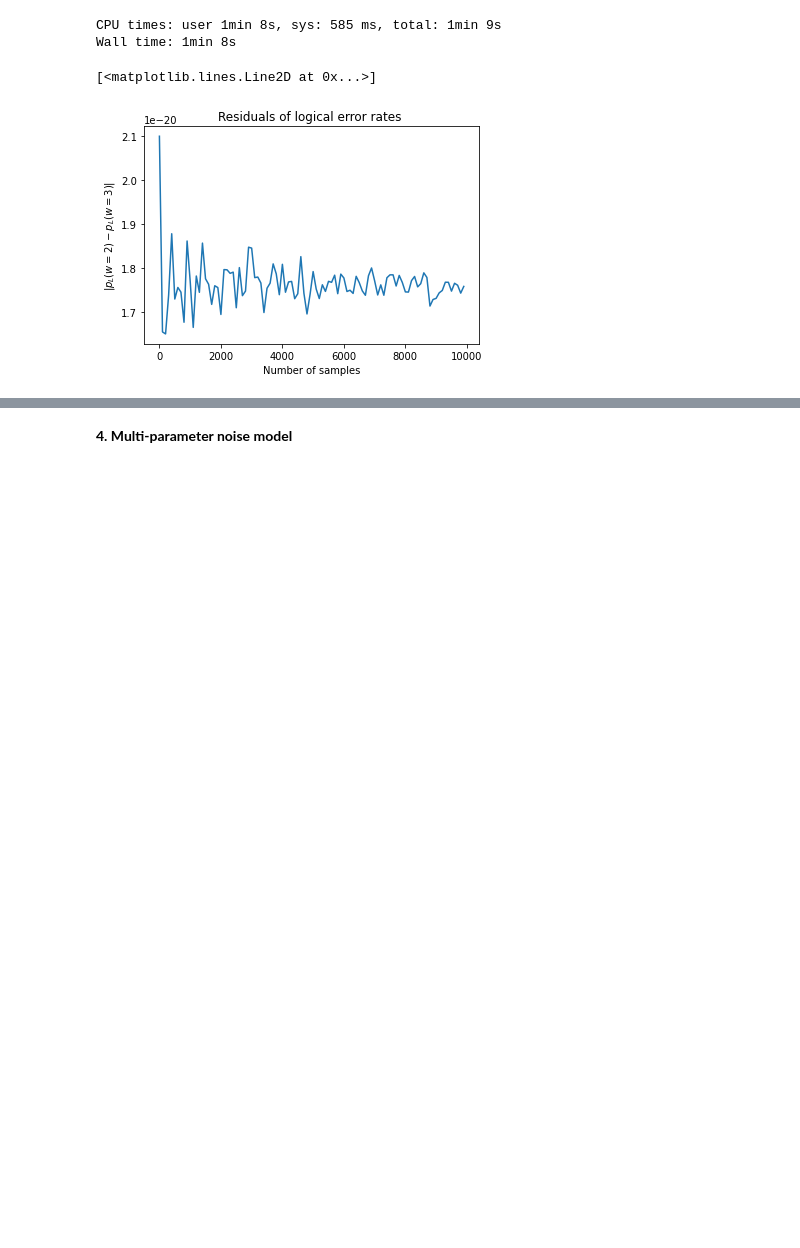
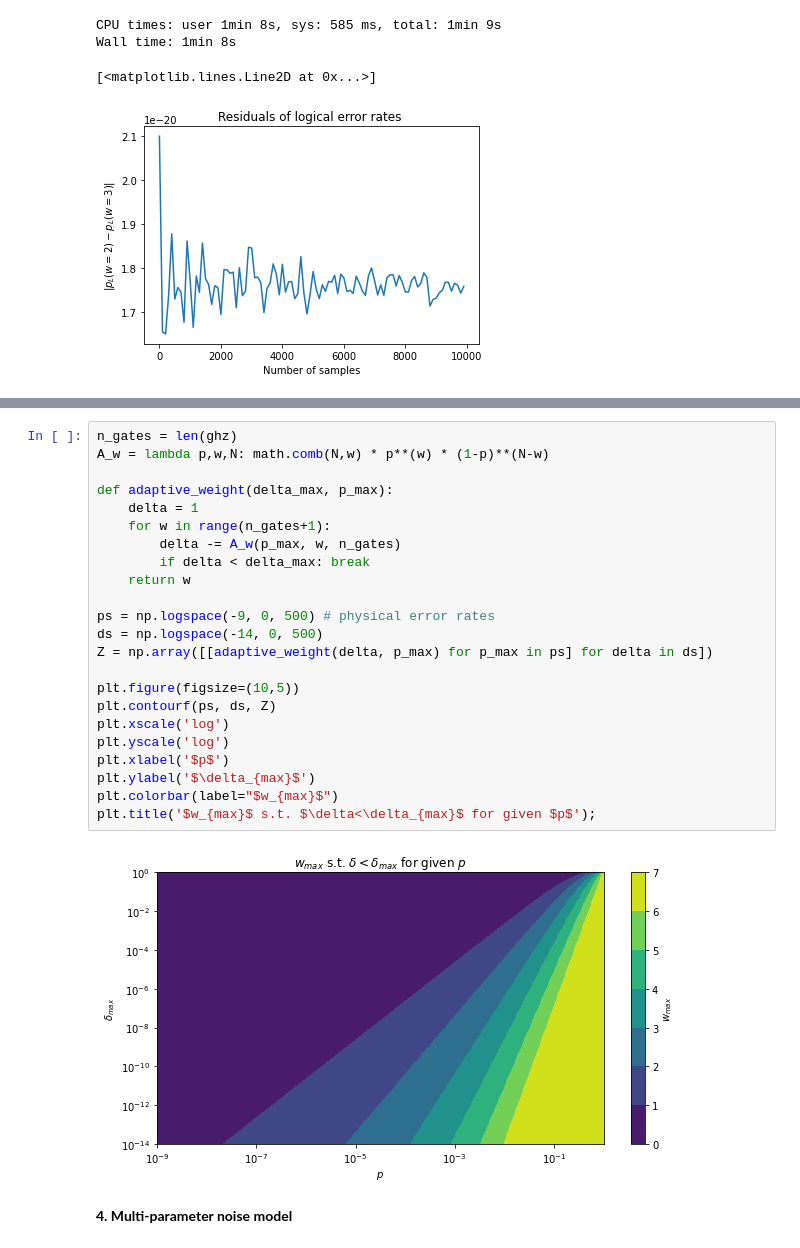
Before and after one commit to dpwinter/PECOS_WS_solutions, a Jupyter notebook: subset_sampling.ipynb, the cells around one changed output, grey strips where cells are left out. Drawn from its saved outputs; the diff is of its cells as text; blank space fills up the shorter version.

```diff
--- a/subset_sampling.ipynb
+++ b/subset_sampling.ipynb
@@ -433,3 +462,28 @@ Wall time: 1min 8s
+# %%
+n_gates = len(ghz)
+A_w = lambda p,w,N: math.comb(N,w) * p**(w) * (1-p)**(N-w)
+
+def adaptive_weight(delta_max, p_max):
+    delta = 1
+    for w in range(n_gates+1):
+        delta -= A_w(p_max, w, n_gates)
+        if delta < delta_max: break
+    return w
+
+ps = np.logspace(-9, 0, 500) # physical error rates
+ds = np.logspace(-14, 0, 500)
+Z = np.array([[adaptive_weight(delta, p_max) for p_max in ps] for delta in ds])
+
+plt.figure(figsize=(10,5))
+plt.contourf(ps, ds, Z)
+plt.xscale('log')
+plt.yscale('log')
+plt.xlabel('$p$')
+plt.ylabel('$\delta_{max}$')
+plt.colorbar(label="$w_{max}$")
+plt.title('$w_{max}$ s.t. $\delta<\delta_{max}$ for given $p$');
+# %% [output]
+[figure, added]
 # %% [markdown]
 **4. Multi-parameter noise model**
 # %%
```
Also changed, not shown: parts of 7 cells of this notebook.
